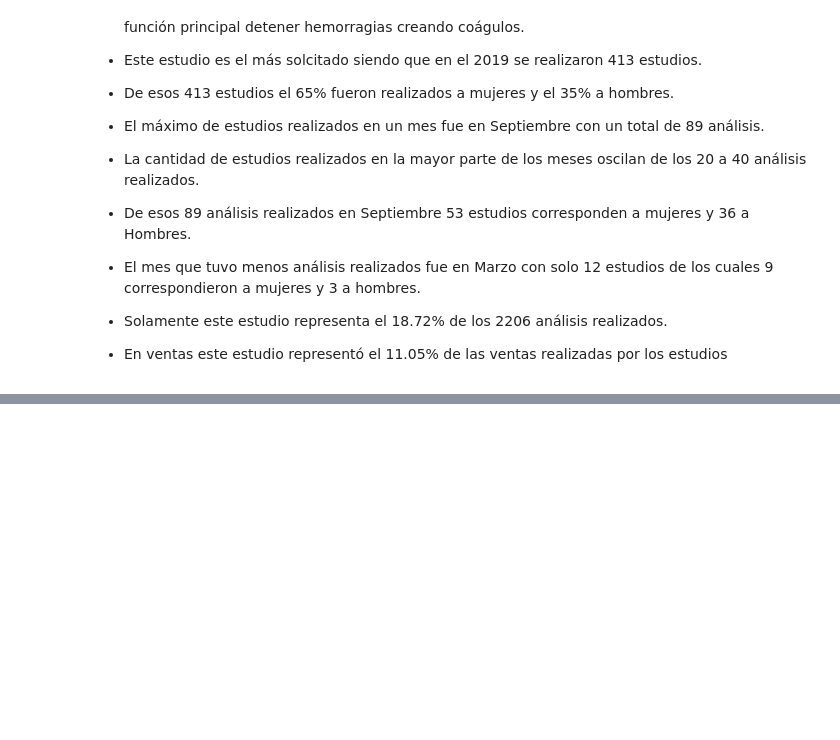
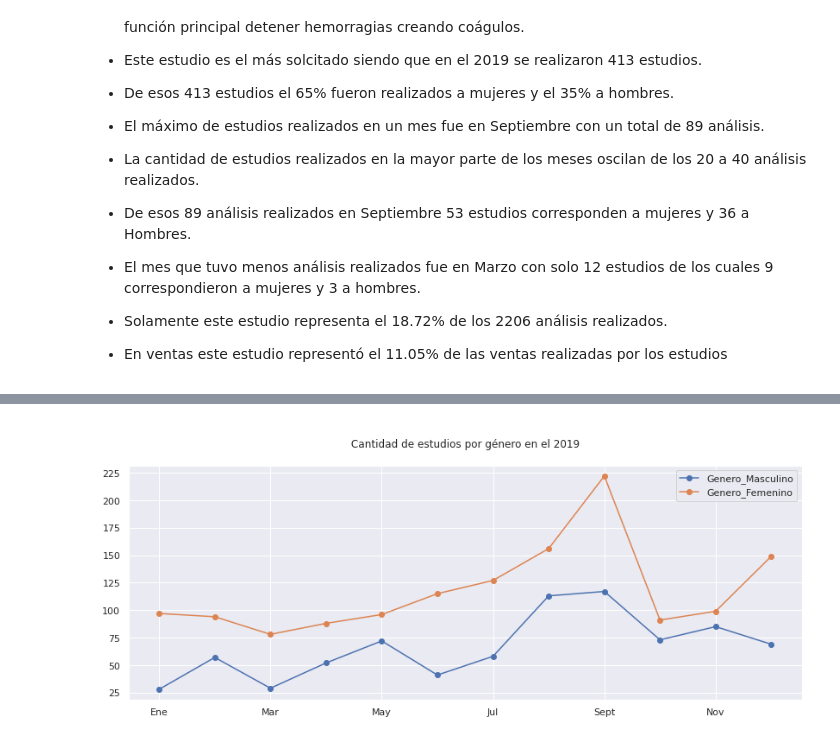
Before and after one commit to jesusandresbaez/Estudios-clinicos-prepandemia, a Jupyter notebook: Codigo/Comportamiento_de_estudios_clinicos_prepandemia.ipynb, the cells around one changed output, grey strips where cells are left out. Drawn from its saved outputs; the diff is of its cells as text; code cells hidden in the pictures; blank space fills up the shorter version.

```diff
--- a/Codigo/Comportamiento_de_estudios_clinicos_prepandemia.ipynb
+++ b/Codigo/Comportamiento_de_estudios_clinicos_prepandemia.ipynb
@@ -894,0 +947,13 @@ print(df19['Cantidad'].sum()) #Cantidad total de estudios realizados en el 2019
+# %%
+#Creamos un groupby por los meses del año sumando las variabels de "Cantidad", 'Costo_dlls', y Frecuencias de género
+df19_genero_meses = df19_genero.groupby(['Fecha', 'Estudio',])[['Genero_Femenino', 'Genero_Masculino']].sum().reset_index()
+
+#Asignamos indice principal a Fecha
+df19_genero_meses = df19_genero_meses.set_index('Fecha')
+
+#Separamos nuestro dataframe por meses y sumamos los valores de cada variable
+df19_genero_meses = df19_genero_meses.resample('m').sum()
+
+#Reseteamos el indice y mostramos nuestro dataset
+df19_genero_meses = df19_genero_meses.reset_index()
+df19_genero_meses
@@ -894,0 +986,12 @@ print(df19['Cantidad'].sum()) #Cantidad total de estudios realizados en el 2019
+# %%
+#Creamos nuestra gráfica de líneas para análizar el comportamiento de cada género durante el año respecto
+#al estudio más solicitado que fue el de "Citometría Hemática Completa"
+df19_genero_meses.index = (['Ene', 'Feb', 'Mar', 'Abr', 'May', 'Jun','Jul', 'Agos', 'Sept', 'Oct', 'Nov', 'Dic'])
+df19_genero_meses[[  'Genero_Masculino', 'Genero_Femenino',]].plot(kind="line", marker = 'o', figsize=(14,5));
+
+#Titúlo de la gráfica
+plt.title('\n Cantidad de estudios por género en el 2019 \n ',)
+plt.savefig("Comportamiento_mensual_genero_lineal.jpg", dpi=200, bbox_inches='tight')
+plt.show()
+# %% [output]
+[figure, added]
```
Also changed, not shown: parts of 23 cells of this notebook, 1 other file.
